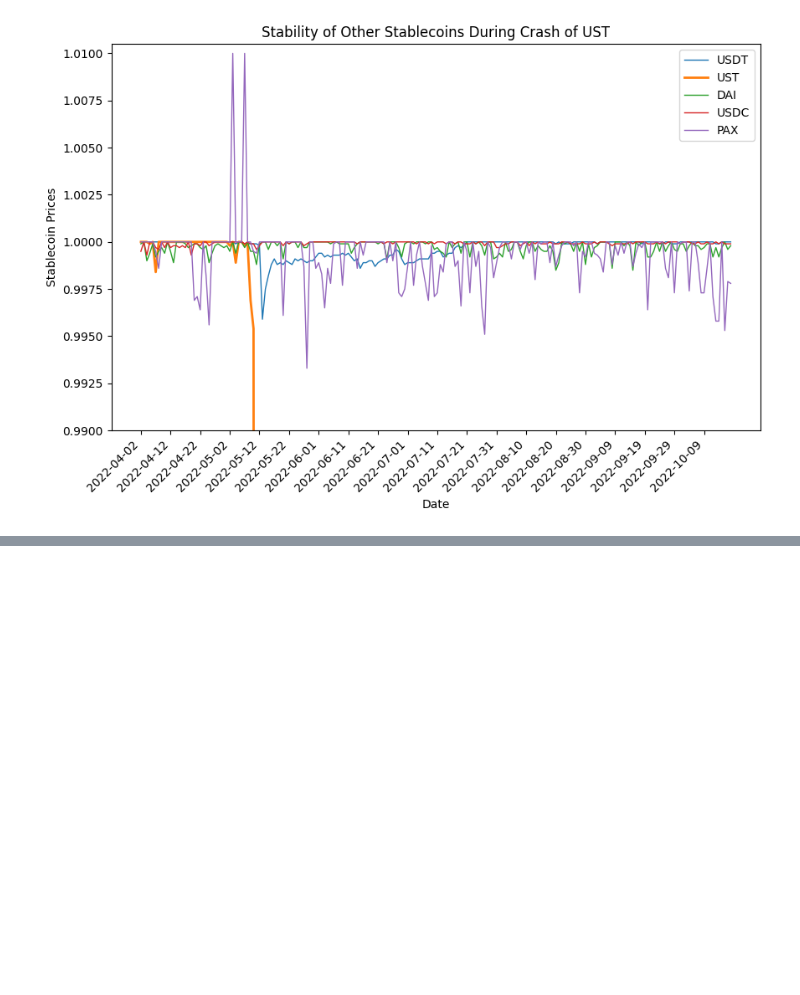
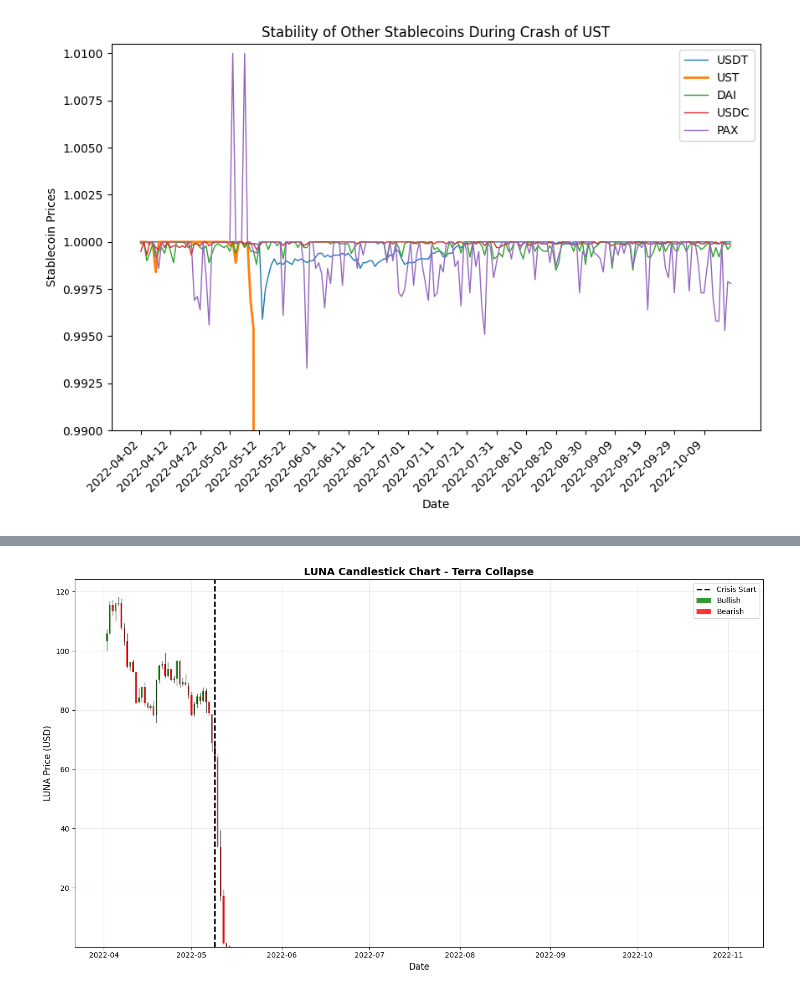
Before and after one commit to ChowchowWorks/DataBusters, a Jupyter notebook: src/crypto_prices.ipynb, the cells around one changed output, grey strips where cells are left out. Cells and saved outputs as stored; diff of their text form; code cells hidden in the pictures; blank space fills up the shorter version.

```diff
--- a/src/crypto_prices.ipynb
+++ b/src/crypto_prices.ipynb
@@ -292,0 +350,45 @@ plt.show()
+# %%
+fig, ax = plt.subplots(figsize=(14, 8))
+
+# Separate bullish and bearish candles
+bullish = wluna['close'] >= wluna['open']
+bearish = wluna['close'] < wluna['open']
+
+# Plot bullish candles (green)
+ax.bar(wluna.loc[bullish, 'datetime'],
+       wluna.loc[bullish, 'close'] - wluna.loc[bullish, 'open'],  # Height of body
+       bottom=wluna.loc[bullish, 'open'],  # Start at open
+       color='green',
+       width=0.6,
+       label='Bullish',
+       alpha=0.8)
+
+# Plot bearish candles (red)
+ax.bar(wluna.loc[bearish, 'datetime'],
+       wluna.loc[bearish, 'open'] - wluna.loc[bearish, 'close'],  # Height of body
+       bottom=wluna.loc[bearish, 'close'],  # Start at close
+       color='red',
+       width=0.6,
+       label='Bearish',
+       alpha=0.8)
+
+# Add high-low wicks (shadows)
+for idx, row in wluna.iterrows():
+    ax.plot([row['datetime'], row['datetime']],
+            [row['low'], row['high']],
+            color='black',
+            linewidth=1,
+            alpha=0.6)
+
+# Formatting
+ax.axvline(x=pd.Timestamp('2022-05-09'), color='black', linestyle='--', linewidth=2, label='Crisis Start')
+ax.set_ylabel('LUNA Price (USD)', fontsize=12)
+ax.set_xlabel('Date', fontsize=12)
+ax.set_title('LUNA Candlestick Chart - Terra Collapse', fontsize=14, fontweight='bold')
+ax.legend()
+ax.grid(True, alpha=0.3)
+
+plt.tight_layout()
+plt.show()
+# %% [output]
+[figure, added]
```
Also changed, not shown: parts of 7 cells of this notebook, 3 other files.
